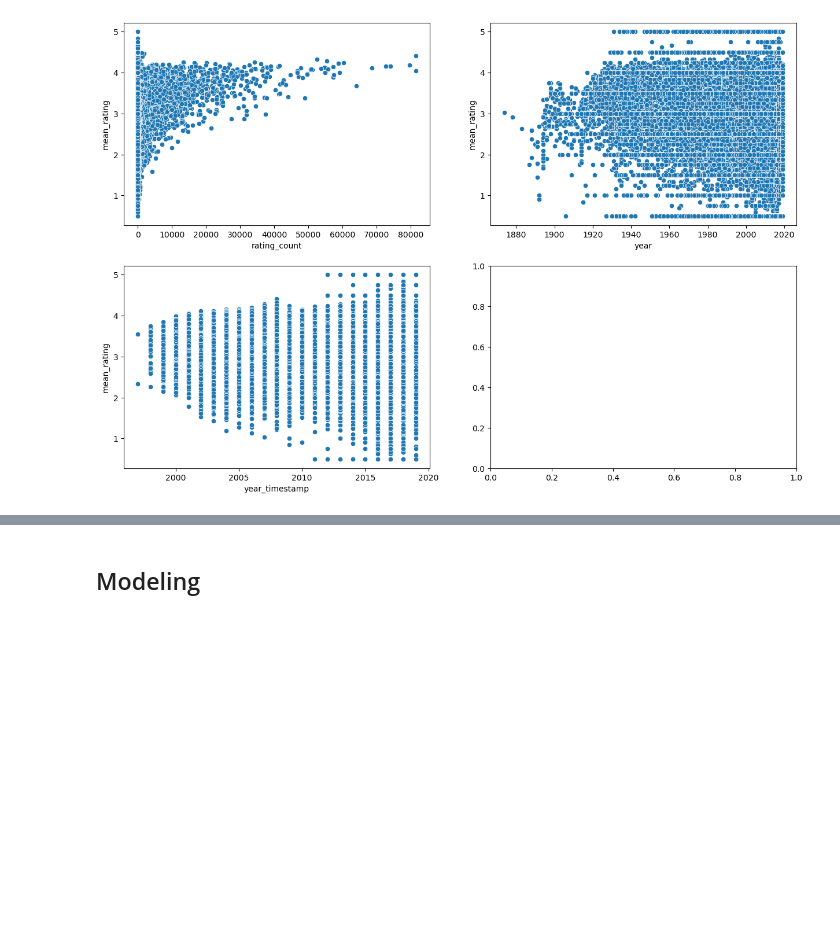
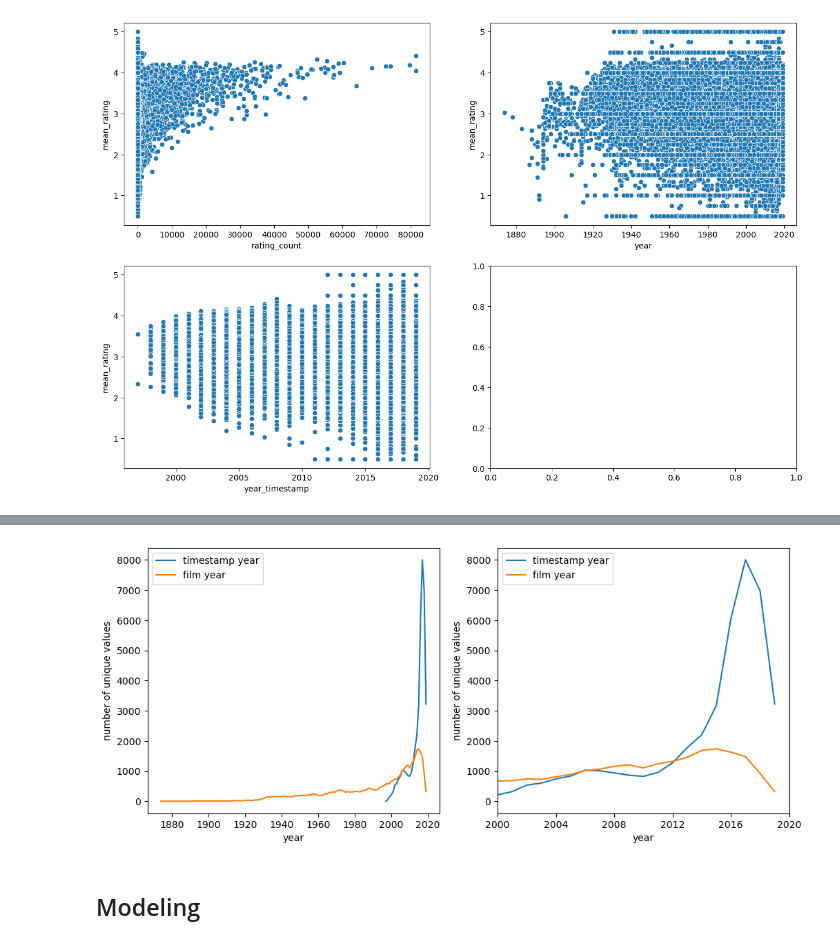
Before and after one commit to nicolopizzo/data-analytics, a Jupyter notebook: analysis.ipynb, the cells around one changed output, grey strips where cells are left out. Cells and saved outputs as stored; diff of their text form; code cells hidden in the pictures; blank space fills up the shorter version.

```diff
--- a/analysis.ipynb
+++ b/analysis.ipynb
@@ -436,3 +490,19 @@ print('Number of samples in df_preprocessed: ', df_preprocessed.shape[0])
+# %%
+# show year and year_timestamp in the same plot with values from 2000 to 2020
+fig, axs = plt.subplots(nrows=1, ncols=2, figsize=(12, 5))
+sns.lineplot(x=unique_values['year_timestamp'][0], y=unique_values['year_timestamp'][1], ax=axs[0], label='timestamp year')
+sns.lineplot(x=unique_values['year'][0], y=unique_values['year'][1], ax=axs[0], label='film year')
+axs[0].set_xlabel('year')
+axs[0].set_ylabel('number of unique values')
+sns.lineplot(x=unique_values['year_timestamp'][0], y=unique_values['year_timestamp'][1], ax=axs[1], label='timestamp year')
+sns.lineplot(x=unique_values['year'][0], y=unique_values['year'][1], ax=axs[1], label='film year')
+axs[1].set_xlabel('year')
+axs[1].set_ylabel('number of unique values')
+axs[1].set_xlim(2000, 2020)
+axs[1].set_xticks(np.arange(2000, 2022, 4))
+plt.show()
+# %% [output]
+[figure, added]
 # %% [markdown]
 ## Modeling
 # %%
```
Also changed, not shown: parts of 23 cells of this notebook.
